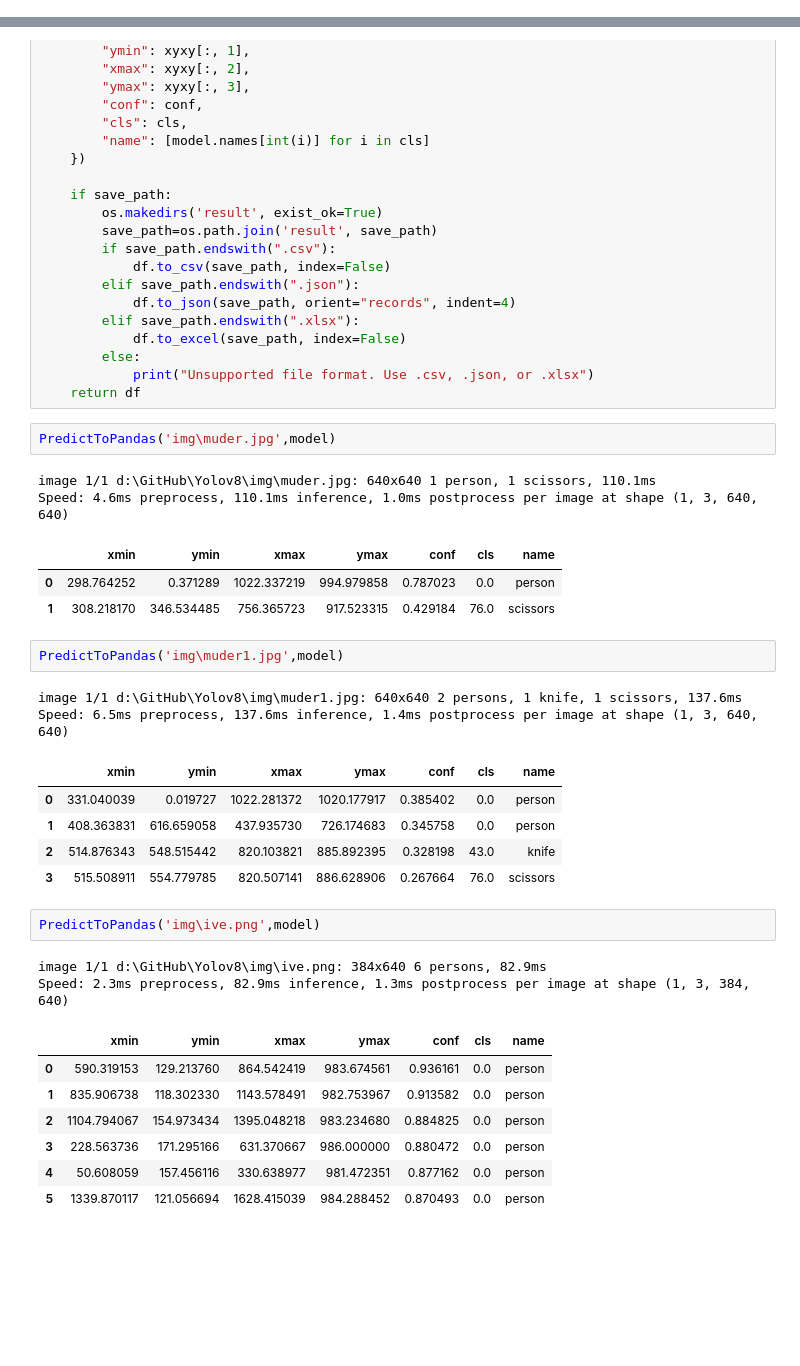
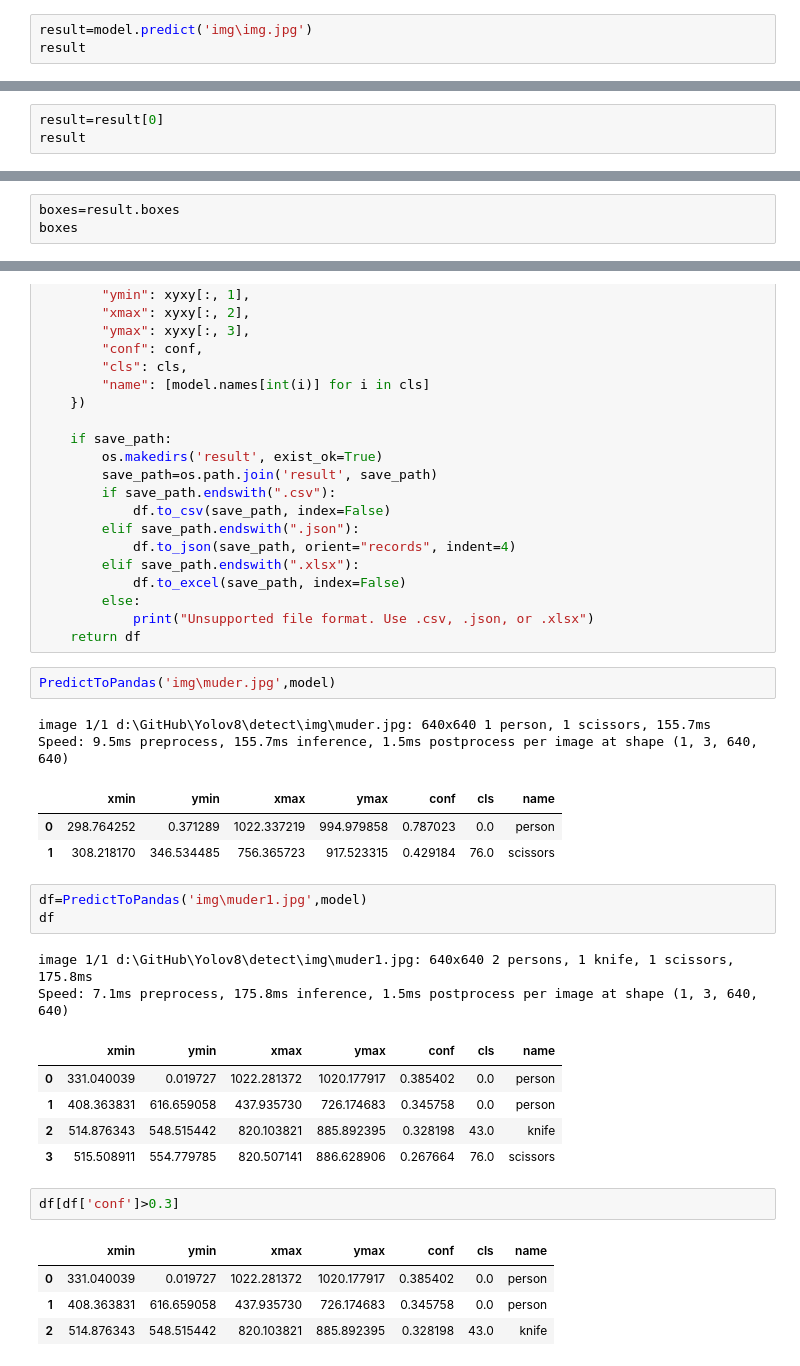
Before and after one commit to anyoungjin20040106/Yolov8, a Jupyter notebook: detect/detect.ipynb, the cells around one changed output, grey strips where cells are left out. Drawn from its saved outputs; the diff is of its cells as text; blank space fills up the shorter version.

```diff
--- a/detect/detect.ipynb
+++ b/detect/detect.ipynb
@@ -91,0 +91,3 @@ Results saved to runs\detect\predict
+# %%
+result=model.predict('img\img.jpg')
+result
@@ -91,0 +114,3 @@ Results saved to runs\detect\predict
+# %%
+result=result[0]
+result
@@ -91,0 +135,3 @@ Results saved to runs\detect\predict
+# %%
+boxes=result.boxes
+boxes
@@ -127,30 +218,26 @@ def PredictToPandas(img_path, model,save_path=None):
 # %%
 PredictToPandas('img\muder.jpg',model)
 # %% [output]
-image 1/1 d:\GitHub\Yolov8\img\muder.jpg: 640x640 1 person, 1 scissors, 110.1ms
-Speed: 4.6ms preprocess, 110.1ms inference, 1.0ms postprocess per image at shape (1, 3, 640, 640)
+image 1/1 d:\GitHub\Yolov8\detect\img\muder.jpg: 640x640 1 person, 1 scissors, 155.7ms
+Speed: 9.5ms preprocess, 155.7ms inference, 1.5ms postprocess per image at shape (1, 3, 640, 640)
 |  | xmin | ymin | xmax | ymax | conf | cls | name |
 | 0 | 298.764252 | 0.371289 | 1022.337219 | 994.979858 | 0.787023 | 0.0 | person |
 | 1 | 308.218170 | 346.534485 | 756.365723 | 917.523315 | 0.429184 | 76.0 | scissors |
 # %%
-PredictToPandas('img\muder1.jpg',model)
+df=PredictToPandas('img\muder1.jpg',model)
+df
 # %% [output]
-image 1/1 d:\GitHub\Yolov8\img\muder1.jpg: 640x640 2 persons, 1 knife, 1 scissors, 137.6ms
-Speed: 6.5ms preprocess, 137.6ms inference, 1.4ms postprocess per image at shape (1, 3, 640, 640)
+image 1/1 d:\GitHub\Yolov8\detect\img\muder1.jpg: 640x640 2 persons, 1 knife, 1 scissors, 175.8ms
+Speed: 7.1ms preprocess, 175.8ms inference, 1.5ms postprocess per image at shape (1, 3, 640, 640)
 |  | xmin | ymin | xmax | ymax | conf | cls | name |
 | 0 | 331.040039 | 0.019727 | 1022.281372 | 1020.177917 | 0.385402 | 0.0 | person |
 | 1 | 408.363831 | 616.659058 | 437.935730 | 726.174683 | 0.345758 | 0.0 | person |
 | 2 | 514.876343 | 548.515442 | 820.103821 | 885.892395 | 0.328198 | 43.0 | knife |
 | 3 | 515.508911 | 554.779785 | 820.507141 | 886.628906 | 0.267664 | 76.0 | scissors |
-# %%
-PredictToPandas('img\ive.png',model)
-# %% [output]
-image 1/1 d:\GitHub\Yolov8\img\ive.png: 384x640 6 persons, 82.9ms
-Speed: 2.3ms preprocess, 82.9ms inference, 1.3ms postprocess per image at shape (1, 3, 384, 640)
-|  | xmin | ymin | xmax | ymax | conf | cls | name |
-| 0 | 590.319153 | 129.213760 | 864.542419 | 983.674561 | 0.936161 | 0.0 | person |
-| 1 | 835.906738 | 118.302330 | 1143.578491 | 982.753967 | 0.913582 | 0.0 | person |
-| 2 | 1104.794067 | 154.973434 | 1395.048218 | 983.234680 | 0.884825 | 0.0 | person |
-| 3 | 228.563736 | 171.295166 | 631.370667 | 986.000000 | 0.880472 | 0.0 | person |
-| 4 | 50.608059 | 157.456116 | 330.638977 | 981.472351 | 0.877162 | 0.0 | person |
-| 5 | 1339.870117 | 121.056694 | 1628.415039 | 984.288452 | 0.870493 | 0.0 | person |
+# %%
+df[df['conf']>0.3]
+# %% [output]
+|  | xmin | ymin | xmax | ymax | conf | cls | name |
+| 0 | 331.040039 | 0.019727 | 1022.281372 | 1020.177917 | 0.385402 | 0.0 | person |
+| 1 | 408.363831 | 616.659058 | 437.935730 | 726.174683 | 0.345758 | 0.0 | person |
+| 2 | 514.876343 | 548.515442 | 820.103821 | 885.892395 | 0.328198 | 43.0 | knife |
```
Also changed, not shown: parts of 12 cells of this notebook, 11 other files.
